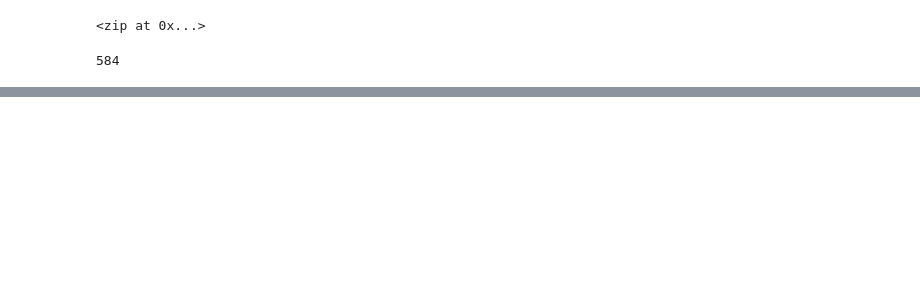
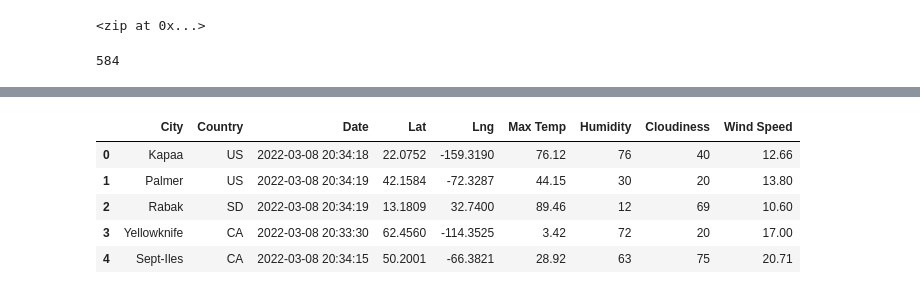
Before and after one commit to jenamis/world-weather-analysis, a Jupyter notebook: WeatherPy.ipynb, the cells around one changed output, grey strips where cells are left out. Drawn from its saved outputs; the diff is of its cells as text; code cells hidden in the pictures; blank space fills up the shorter version.

```diff
--- a/WeatherPy.ipynb
+++ b/WeatherPy.ipynb
@@ -35,0 +157,12 @@ len(cities)
+# %%
+# Reorder columns
+new_column_order = ["City", "Country", "Date", "Lat", "Lng", "Max Temp", "Humidity", "Cloudiness", "Wind Speed"]
+city_data_df = city_data_df[new_column_order]
+city_data_df.head()
+# %% [output]
+|  | City | Country | Date | Lat | Lng | Max Temp | Humidity | Cloudiness | Wind Speed |
+| 0 | Kapaa | US | 2022-03-08 20:34:18 | 22.0752 | -159.3190 | 76.12 | 76 | 40 | 12.66 |
+| 1 | Palmer | US | 2022-03-08 20:34:19 | 42.1584 | -72.3287 | 44.15 | 30 | 20 | 13.80 |
+| 2 | Rabak | SD | 2022-03-08 20:34:19 | 13.1809 | 32.7400 | 89.46 | 12 | 69 | 10.60 |
+| 3 | Yellowknife | CA | 2022-03-08 20:33:30 | 62.4560 | -114.3525 | 3.42 | 72 | 20 | 17.00 |
+| 4 | Sept-Iles | CA | 2022-03-08 20:34:15 | 50.2001 | -66.3821 | 28.92 | 63 | 75 | 20.71 |
```
Also changed, not shown: parts of 7 cells of this notebook, 2 other files.
